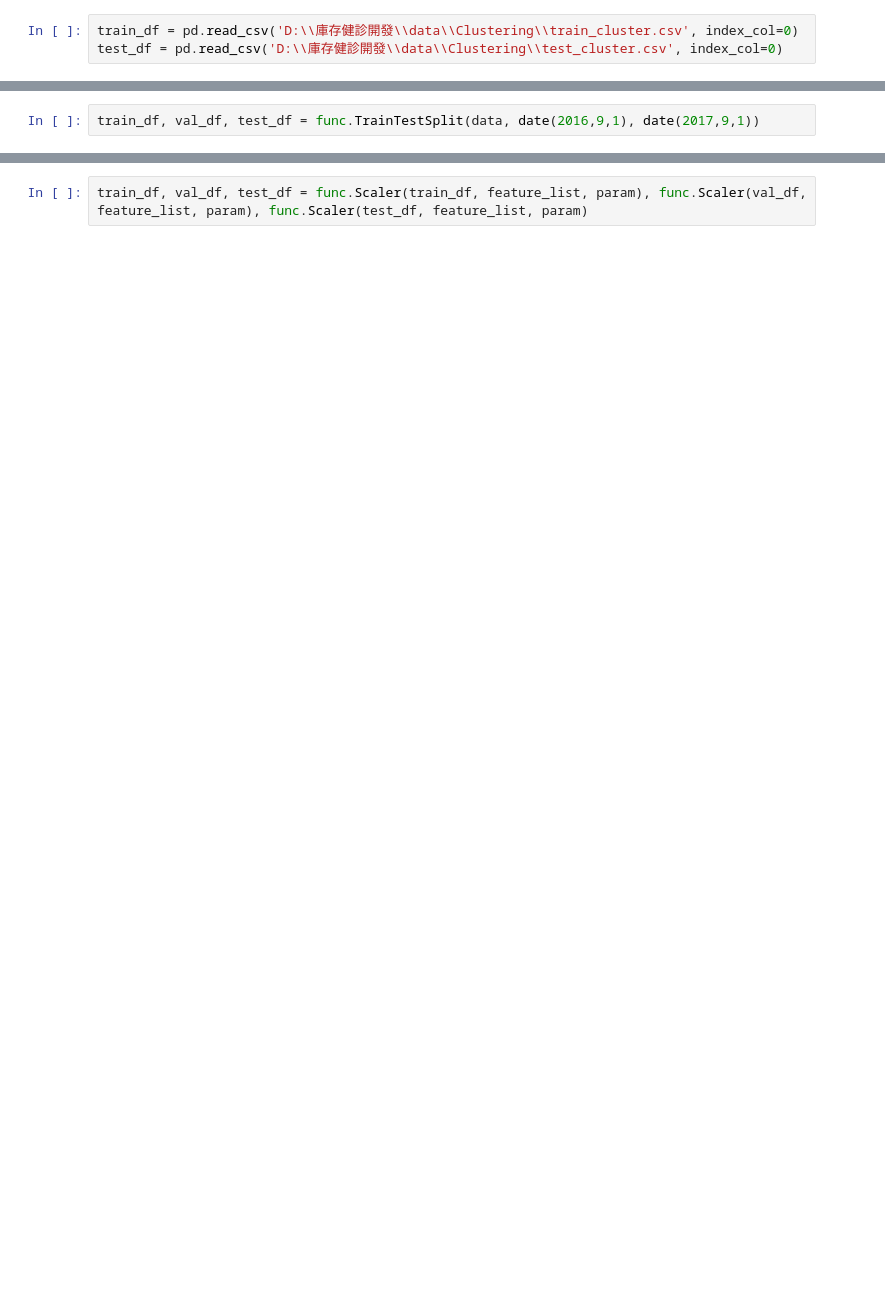
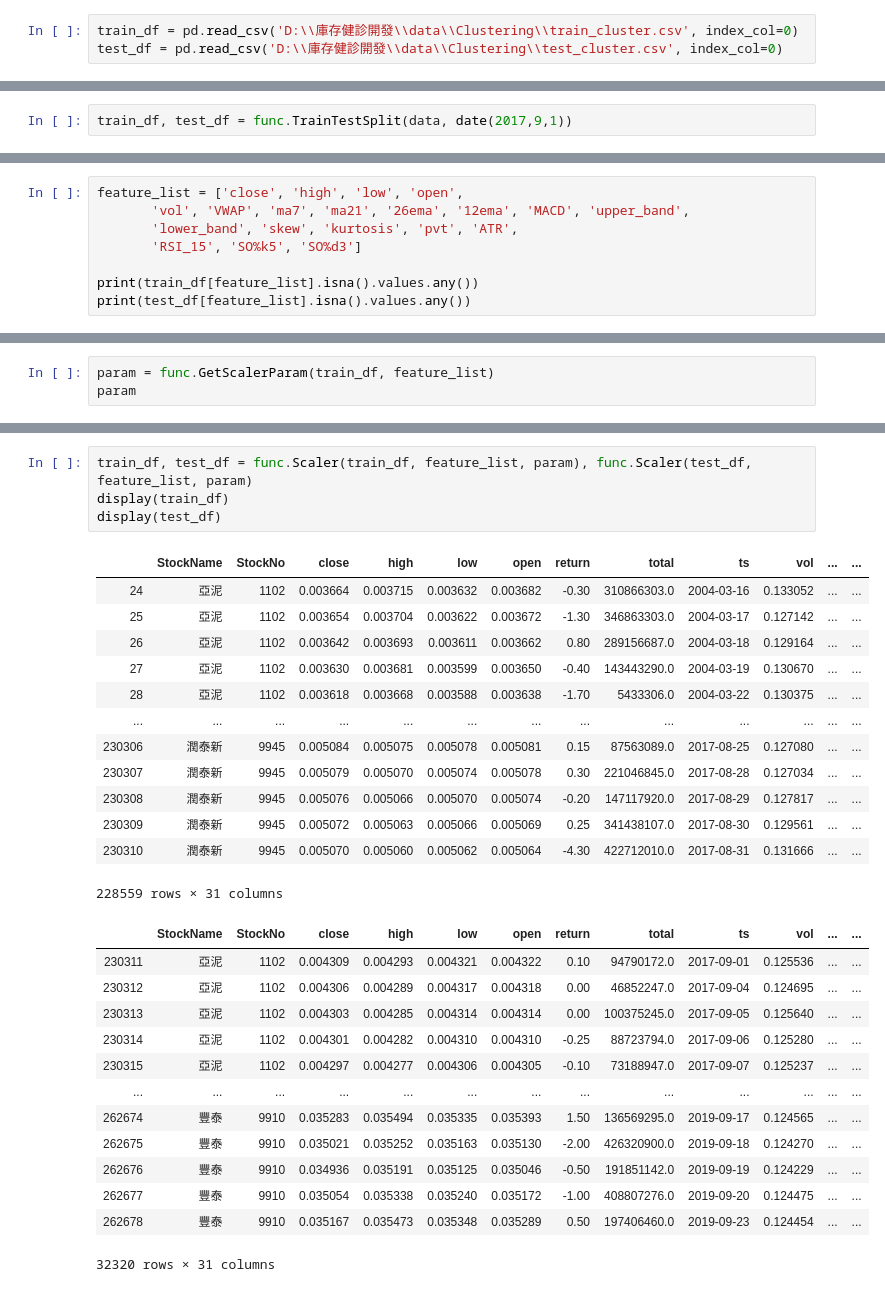
Before and after one commit to datateams0982/Inventory_Check, a Jupyter notebook: TrainingPrep/TrainingPreparation.ipynb, the cells around one changed output, grey strips where cells are left out. Drawn from its saved outputs; the diff is of its cells as text; blank space fills up the shorter version.

```diff
--- a/TrainingPrep/TrainingPreparation.ipynb
+++ b/TrainingPrep/TrainingPreparation.ipynb
@@ -53,2 +55,2 @@ data
 # %%
-train_df, val_df, test_df = func.TrainTestSplit(data, date(2016,9,1), date(2017,9,1))
+train_df, test_df = func.TrainTestSplit(data, date(2017,9,1))
@@ -101,0 +57,8 @@ param
+# %%
+feature_list = ['close', 'high', 'low', 'open',
+       'vol', 'VWAP', 'ma7', 'ma21', '26ema', '12ema', 'MACD', 'upper_band',
+       'lower_band', 'skew', 'kurtosis', 'pvt', 'ATR',
+       'RSI_15', 'SO%k5', 'SO%d3']
+
+print(train_df[feature_list].isna().values.any())
+print(test_df[feature_list].isna().values.any())
@@ -101,0 +68,3 @@ param
+# %%
+param = func.GetScalerParam(train_df, feature_list)
+param
@@ -102,5 +89,34 @@ param
 # %%
-train_df, val_df, test_df = func.Scaler(train_df, feature_list, param), func.Scaler(val_df, feature_list, param), func.Scaler(test_df, feature_list, param)
+train_df, test_df = func.Scaler(train_df, feature_list, param), func.Scaler(test_df, feature_list, param)
+display(train_df)
+display(test_df)
+# %% [output]
+|  | StockName | StockNo | close | high | low | open | return | total | ts | vol | ... | ... |
+| 24 | 亞泥 | 1102 | 0.003664 | 0.003715 | 0.003632 | 0.003682 | -0.30 | 310866303.0 | 2004-03-16 | 0.133052 | ... | ... |
+| 25 | 亞泥 | 1102 | 0.003654 | 0.003704 | 0.003622 | 0.003672 | -1.30 | 346863303.0 | 2004-03-17 | 0.127142 | ... | ... |
+| 26 | 亞泥 | 1102 | 0.003642 | 0.003693 | 0.003611 | 0.003662 | 0.80 | 289156687.0 | 2004-03-18 | 0.129164 | ... | ... |
+| 27 | 亞泥 | 1102 | 0.003630 | 0.003681 | 0.003599 | 0.003650 | -0.40 | 143443290.0 | 2004-03-19 | 0.130670 | ... | ... |
+| 28 | 亞泥 | 1102 | 0.003618 | 0.003668 | 0.003588 | 0.003638 | -1.70 | 5433306.0 | 2004-03-22 | 0.130375 | ... | ... |
+| ... | ... | ... | ... | ... | ... | ... | ... | ... | ... | ... | ... | ... |
+| 230306 | 潤泰新 | 9945 | 0.005084 | 0.005075 | 0.005078 | 0.005081 | 0.15 | 87563089.0 | 2017-08-25 | 0.127080 | ... | ... |
+| 230307 | 潤泰新 | 9945 | 0.005079 | 0.005070 | 0.005074 | 0.005078 | 0.30 | 221046845.0 | 2017-08-28 | 0.127034 | ... | ... |
+| 230308 | 潤泰新 | 9945 | 0.005076 | 0.005066 | 0.005070 | 0.005074 | -0.20 | 147117920.0 | 2017-08-29 | 0.127817 | ... | ... |
+| 230309 | 潤泰新 | 9945 | 0.005072 | 0.005063 | 0.005066 | 0.005069 | 0.25 | 341438107.0 | 2017-08-30 | 0.129561 | ... | ... |
+| 230310 | 潤泰新 | 9945 | 0.005070 | 0.005060 | 0.005062 | 0.005064 | -4.30 | 422712010.0 | 2017-08-31 | 0.131666 | ... | ... |
+228559 rows × 31 columns
+|  | StockName | StockNo | close | high | low | open | return | total | ts | vol | ... | ... |
+| 230311 | 亞泥 | 1102 | 0.004309 | 0.004293 | 0.004321 | 0.004322 | 0.10 | 94790172.0 | 2017-09-01 | 0.125536 | ... | ... |
+| 230312 | 亞泥 | 1102 | 0.004306 | 0.004289 | 0.004317 | 0.004318 | 0.00 | 46852247.0 | 2017-09-04 | 0.124695 | ... | ... |
+| 230313 | 亞泥 | 1102 | 0.004303 | 0.004285 | 0.004314 | 0.004314 | 0.00 | 100375245.0 | 2017-09-05 | 0.125640 | ... | ... |
+| 230314 | 亞泥 | 1102 | 0.004301 | 0.004282 | 0.004310 | 0.004310 | -0.25 | 88723794.0 | 2017-09-06 | 0.125280 | ... | ... |
+| 230315 | 亞泥 | 1102 | 0.004297 | 0.004277 | 0.004306 | 0.004305 | -0.10 | 73188947.0 | 2017-09-07 | 0.125237 | ... | ... |
+| ... | ... | ... | ... | ... | ... | ... | ... | ... | ... | ... | ... | ... |
+| 262674 | 豐泰 | 9910 | 0.035283 | 0.035494 | 0.035335 | 0.035393 | 1.50 | 136569295.0 | 2019-09-17 | 0.124565 | ... | ... |
+| 262675 | 豐泰 | 9910 | 0.035021 | 0.035252 | 0.035163 | 0.035130 | -2.00 | 426320900.0 | 2019-09-18 | 0.124270 | ... | ... |
+| 262676 | 豐泰 | 9910 | 0.034936 | 0.035191 | 0.035125 | 0.035046 | -0.50 | 191851142.0 | 2019-09-19 | 0.124229 | ... | ... |
+| 262677 | 豐泰 | 9910 | 0.035054 | 0.035338 | 0.035240 | 0.035172 | -1.00 | 408807276.0 | 2019-09-20 | 0.124475 | ... | ... |
+| 262678 | 豐泰 | 9910 | 0.035167 | 0.035473 | 0.035348 | 0.035289 | 0.50 | 197406460.0 | 2019-09-23 | 0.124454 | ... | ... |
+32320 rows × 31 columns
 # %%
 df_list = [group[1] for group in train_df.groupby(train_df['StockNo'])]
 
```
Also changed, not shown: parts of 15 cells of this notebook, 6 other files.
